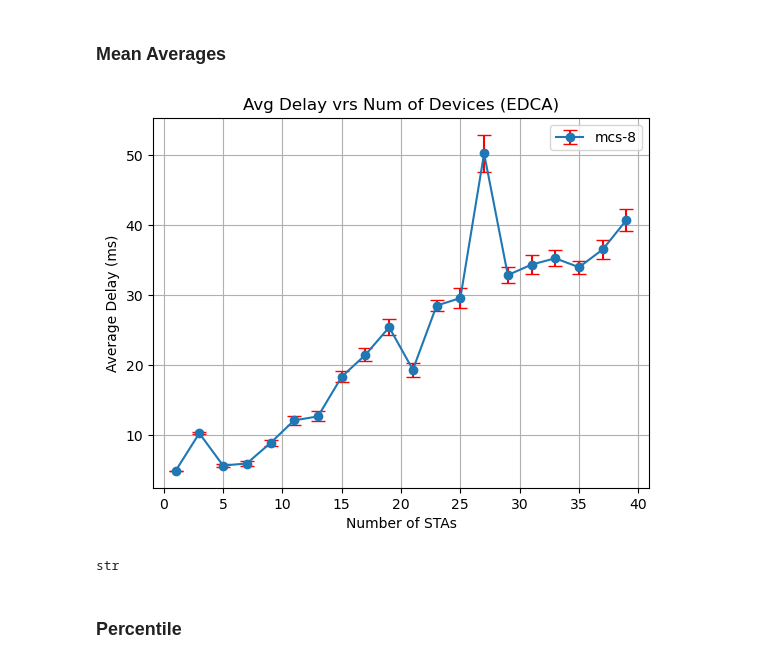
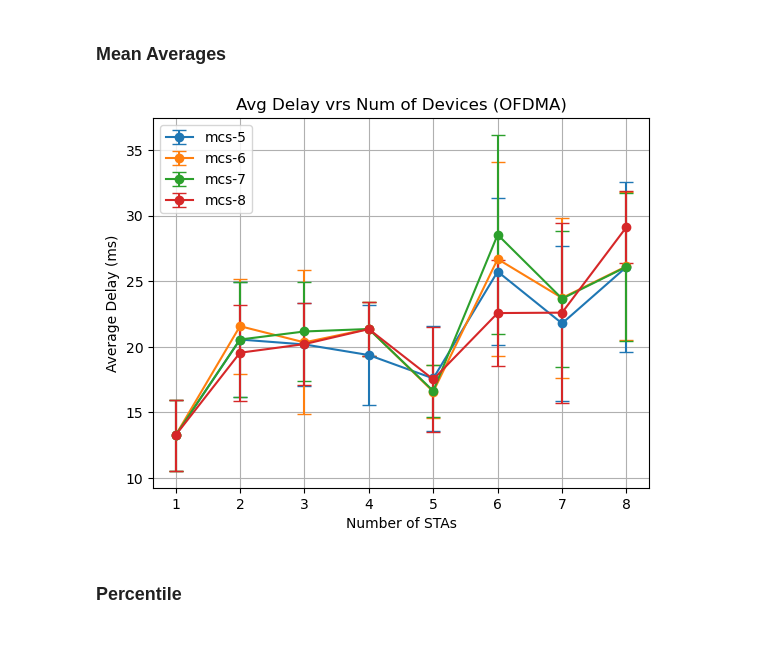
Before and after one commit to imec-idlab/ns3-when-to-use-what, a Jupyter notebook: scratch/wifi-ax-veloce/plotter.ipynb, the cells around one changed output. Cells and saved outputs as stored; diff of their text form; code cells hidden in the pictures.

Commit message:
Update: improvement on the plotting scripts

```diff
--- a/scratch/wifi-ax-veloce/plotter.ipynb
+++ b/scratch/wifi-ax-veloce/plotter.ipynb
@@ -425,74 +425,59 @@ pd.DataFrame(index = index).reset_index().to_csv("edca_limit.csv", index=False)
 # %% [markdown]
 ### Mean Averages
 # %%
-dplt = pd.DataFrame()
-dict_for_data ={}
+for mcs in range(5, 9):
+    dplt = pd.DataFrame()
+    for runs in range(1, 6):
 
-for mcs in range(8, 9):
-    for runs in range(1, 6):
-        dict_for_data["nSta"] = []
-        dict_for_data["Avg Delay_{runs}".format(runs=runs)] = []
-        dict_for_data["Var_{runs}".format(runs=runs)] = []
-
-        for nSta in range(1, 40, 2):
+        for nSta in range(1, 9):
             #read the file (AP)
-            df_ap = pd.read_csv("EDCA_limit/{runs}-withEDCA-{nSta}-mcs{mcs}/00:00:00:00:00:{ap_node}".format(runs=runs, nSta=nSta, mcs=mcs, ap_node=hex(nSta+1)[2:].zfill(2) ), delimiter="\t")
+            df_ap = pd.read_csv("OFDMA_only/{runs}-withOFDMA-{nSta}-mcs{mcs}/00:00:00:00:00:{ap_node}".format(runs=runs, nSta=nSta, mcs=mcs, ap_node=hex(nSta+1)[2:].zfill(2) ), delimiter="\t")
 
             #drop irrelevant colums
             df_ap.drop(columns=["Generation_time", "Reception_time"], inplace=True, axis=1)
 
             #dataframe per nSta
             df_nSta = pd.DataFrame()
-            #print(f"sta: {nSta}\n")
 
             for node in range(1, nSta + 1):
+
                 #read the file (STAs)
-                df_sta = pd.read_csv("EDCA_limit/{runs}-withEDCA-{nSta}-mcs{mcs}/00:00:00:00:00:{sta_node}".format(runs=runs, nSta=nSta, mcs=mcs,sta_node=hex(node)[2:].zfill(2) ), delimiter="\t")
+                df_sta = pd.read_csv("OFDMA_only/{runs}-withOFDMA-{nSta}-mcs{mcs}/00:00:00:00:00:{sta_node}".format(runs=runs, nSta=nSta, mcs=mcs,sta_node=hex(node)[2:].zfill(2) ), delimiter="\t")
 
                 #drop *irrelevant colums
                 df_sta.drop(columns=["Received_from", "Generation_time", "Reception_time"], inplace=True, axis=1)
 
-                #group by packet_tag and find the mean delay of packets sent by the AP
-                df_sta_gb = df_sta.groupby('Packet_Tag', as_index=False).mean()
-
                 #Refill/recreate Received_from, populate with the mac of sta. Needed for inner join
-                df_sta_gb["Received_from"] = pd.Series(["00:00:00:00:00:0{sta_node}".format(sta_node=node)  for x in range(len(df_sta_gb.index ))])
+                df_sta["Received_from"] = pd.Series(["00:00:00:00:00:0{sta_node}".format(sta_node=node)  for x in range(len(df_sta.index ))])
 
                 #Inner join on 'Received_from', 'Packet_Tag'
-                df_merged = pd.merge(df_sta_gb, df_ap, how='inner', on=['Received_from', 'Packet_Tag'])
+                df_merged = pd.merge(df_sta, df_ap, how='inner', on=['Received_from', 'Packet_Tag'])
 
                 #Create a roundtrip delay column
                 df_merged["round_trip_time"] = pd.Series( df_merged['Delay_ms_x'] + df_merged['Delay_ms_y'])
 
-                #print(f"df_merged: {runs} \n{df_merged.shape}")
-
                 #append the two dataframes
                 df_nSta = pd.concat([df_nSta, df_merged], ignore_index=True)
 
-                #print(f"df_nSta: {runs} \n{df_nSta.shape}")
+
+            df_nSta["nSta"] = pd.Series([nSta  for x in range(len(df_nSta.index ))])
+
+            dplt = pd.concat([dplt, df_nSta], ignore_index=True)
 
 
-            #append nSta
-            dict_for_data["nSta"].append(nSta)
-            #append the average round trip time per nSta
-            dict_for_data["Avg Delay_{runs}".format(runs=runs)].append(df_nSta["round_trip_time"].mean() )
-            dict_for_data["Var_{runs}".format(runs=runs)].append (df_nSta["round_trip_time"].var() )
+    dplt.drop(columns=["Delay_ms_x", "Received_from", "Delay_ms_y", "Packet_Tag"], inplace=True, axis=1)
 
-    dplt = pd.DataFrame(dict_for_data)
-    #print(f"dplt: \n{dplt.head()}")
-    dplt["Avg Delay"] = dplt.iloc[:, 1:].mean(axis=1)
-    dplt["sum_var_std"] = np.sqrt(dplt[['Var_1','Var_2','Var_3','Var_4','Var_5']].sum(axis=1)) / 5
-    #plt.plot(dplt["nSta"], dplt["Avg Delay"], linestyle='dashed', linewidth = 2,
-     #   marker='o', markersize=5, label="mcs-{mcs}".format(mcs=mcs))
+    df_mean = dplt.groupby('nSta', as_index=False).mean()
+    df_std = dplt.groupby('nSta', as_index=False).std()
 
-    plt.errorbar(dplt["nSta"], dplt["Avg Delay"],yerr=dplt["sum_var_std"], fmt='-o',ecolor='r' ,capsize=5,
+    plt.errorbar(df_mean["nSta"], df_mean["round_trip_time"],yerr=df_std["round_trip_time"], fmt='-o',capsize=5,
                  label="mcs-{mcs}".format(mcs=mcs))
 
     plt.xlabel("Number of STAs")
     plt.ylabel("Average Delay (ms)")
     plt.legend()
     plt.grid(True)
-    plt.title("Avg Delay vrs Num of Devices (EDCA)")
-    plt.savefig("EDCA_limit_Avg_mcs_8.png", dpi=500)
+    plt.title("Avg Delay vrs Num of Devices (OFDMA)")
+    #plt.savefig("OFDMA_only_Avg_mcs_5_8.png", dpi=500)
 # %% [output]
-[figure, old version]
+[figure, new version]
@@ -501,7 +484,3 @@ nt =hex(18)[2:].zfill(2)
-# %%
-type(nt)
-# %% [output]
-str
 # %% [markdown]
 ### Percentile
 # %%
```
Also changed, not shown: parts of 7 cells of this notebook.
